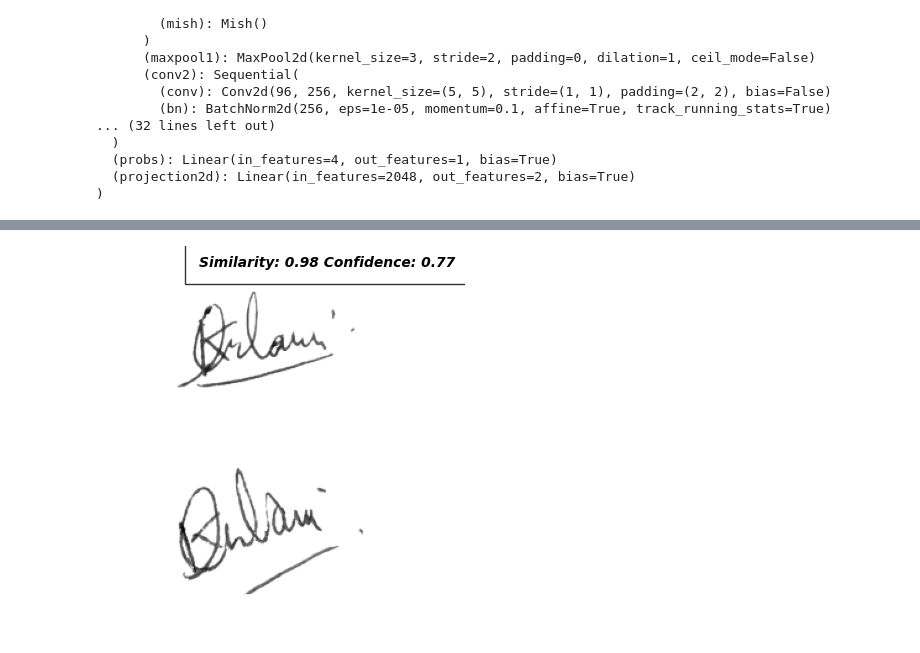
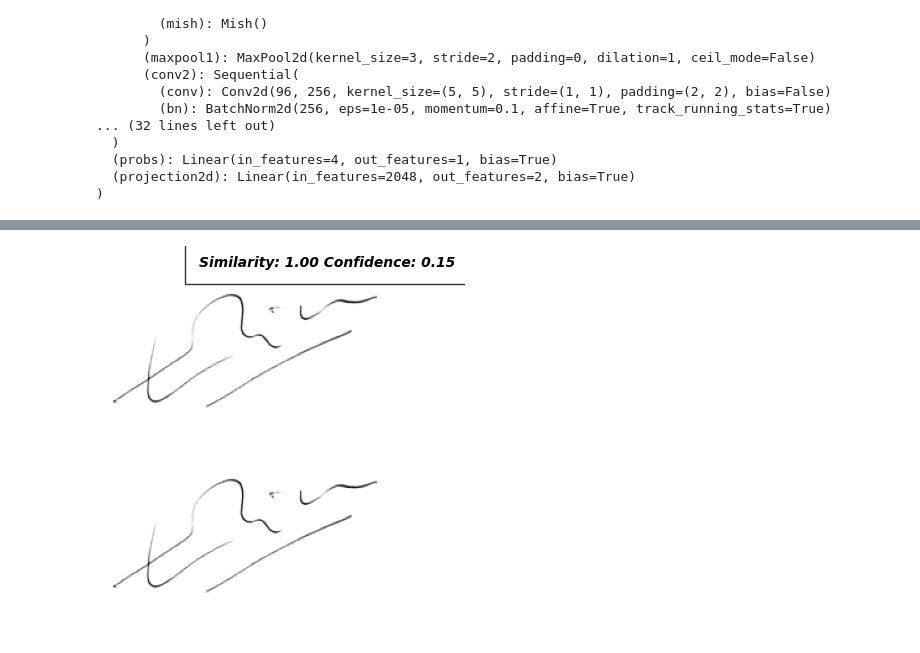
Before and after one commit to SahajT01/Signature-Verification, a Jupyter notebook: neural_network_2.ipynb, the cells around one changed output, grey strips where cells are left out. Saved outputs shown, nothing was run; the diff lists cells and outputs as text; code cells hidden in the pictures.

```diff
--- a/neural_network_2.ipynb
+++ b/neural_network_2.ipynb
@@ -572,7 +572,7 @@ Epoch: [19][580/581] Loss: 0.0098(0.0031) Grad: 1.1500 LR: 0.000155
 # %%
 seed_torch(42)
 model = SiameseModel()
-model.load_state_dict(torch.load('best_model.pt')['model'])
+model.load_state_dict(torch.load('best_model_21.pt')['model'])
 
 
 test_dataset = SignatureDataset(test, (952, 1360), (256, 256))
@@ -582,7 +582,7 @@ test_loader = DataLoader(test_dataset,
                               shuffle=True)
 
 counter = 0
-label_dict = {1.0:'Genuine', 0.0:'Forged'}
+label_dict = {0.0:'Forged', 1.0:'Genuine'}
 #CFG.projection2d=True
 model.eval()
 # %% [output]
@@ -635,28 +635,30 @@ for i, data in enumerate(test_loader, 0):
 ... (29 outputs left out)
 # %%
+'''
 def fetch_img(real_file_path, forged_file_path):
         img1 = load_signature(real_file_path)
         img2 = load_signature(forged_file_path)
 
         img1 = preprocess_signature(img1, (952, 1360), (256, 256))
         img2 = preprocess_signature(img2, (952, 1360), (256, 256))
 
         return torch.tensor(img1), torch.tensor(img2)
 
-img1_tensor, img2_tensor = fetch_img("../d1.jpg", "../d2.jpg")
+img1_tensor, img2_tensor = fetch_img("../sign_data/full/001/001_07.png", "../sign_data/full/001/001_07.png")
 
 # Load model and set to evaluation mode
 model.eval()
 model.to('cpu')  # Ensure model is on the correct device
 
 # Inference
 with torch.no_grad():
     op1, op2, confidence = model(img1_tensor, img2_tensor)
     confidence = torch.sigmoid(confidence).item()  # Convert output to probability
     cos_sim = F.cosine_similarity(op1, op2).item()  # Calculate cosine similarity
 
 # Visualization of results
 concatenated = torch.cat((img1_tensor, img2_tensor), 0)
 imshow(torchvision.utils.make_grid(concatenated), f'Similarity: {cos_sim:.2f} Confidence: {confidence:.2f}')
+'''
 # %% [output]
-[figure, old version]
+[figure, new version]
```
Also changed, not shown: parts of 2 cells of this notebook.
